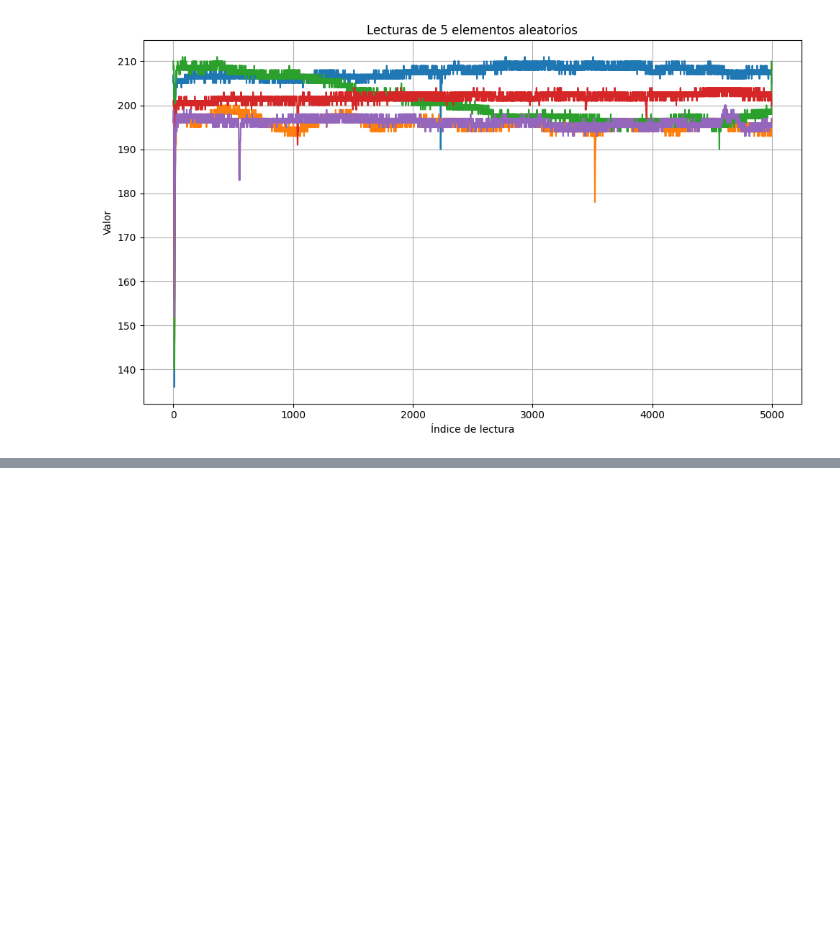
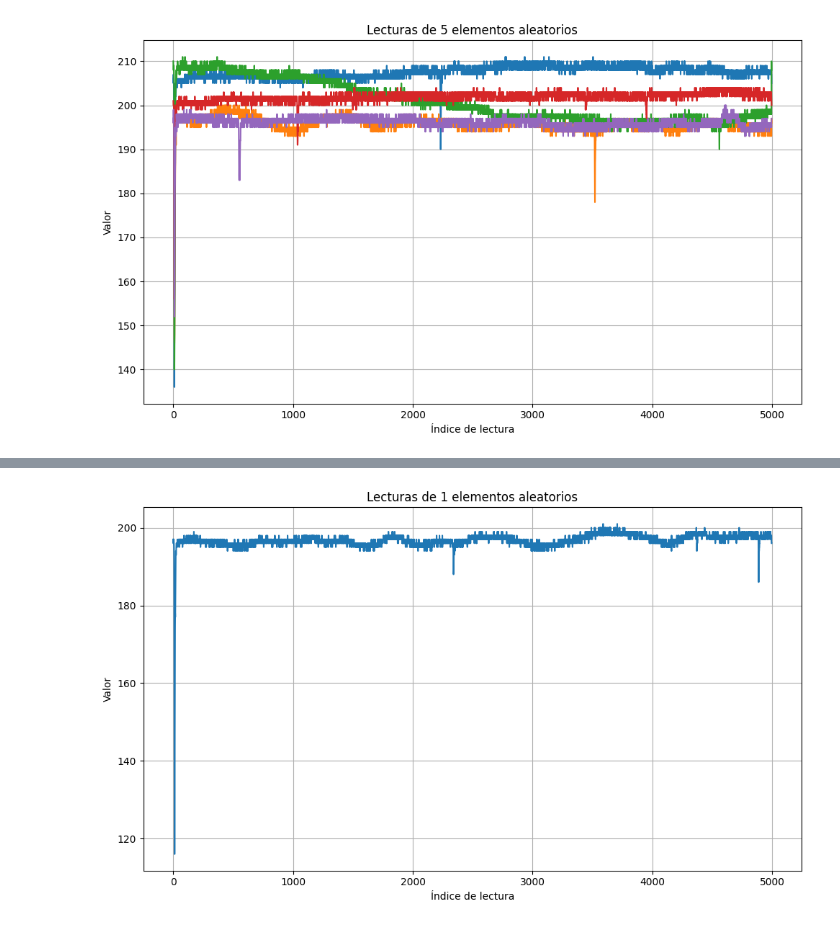
Before and after one commit to ECFM-USAC/LAGO_data_model, a Jupyter notebook: notebooks/load_parquet_data.ipynb, the cells around one changed output, grey strips where cells are left out. Drawn from its saved outputs; the diff is of its cells as text; code cells hidden in the pictures; blank space fills up the shorter version.

```diff
--- a/notebooks/load_parquet_data.ipynb
+++ b/notebooks/load_parquet_data.ipynb
@@ -57,0 +62,4 @@ plot_readings(data, 5, legend=False)
+# %%
+plot_readings(data, 1, legend=False)
+# %% [output]
+[figure, added]
```
Also changed, not shown: parts of 2 cells of this notebook.
